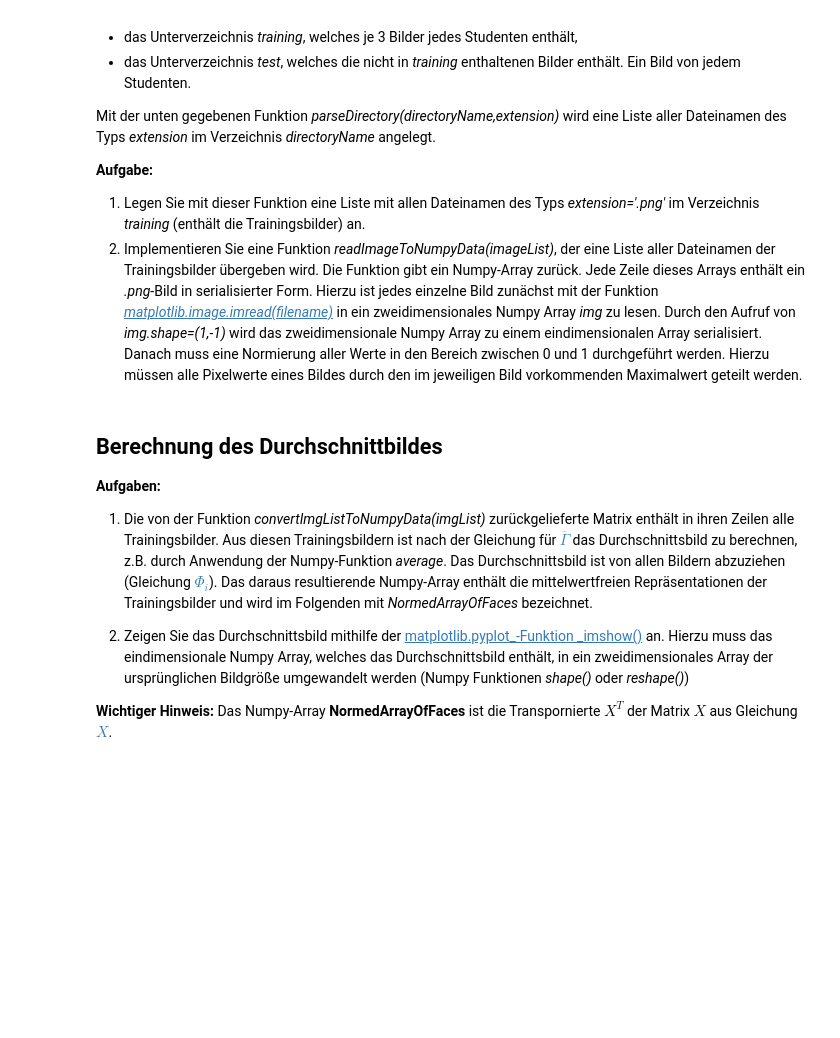
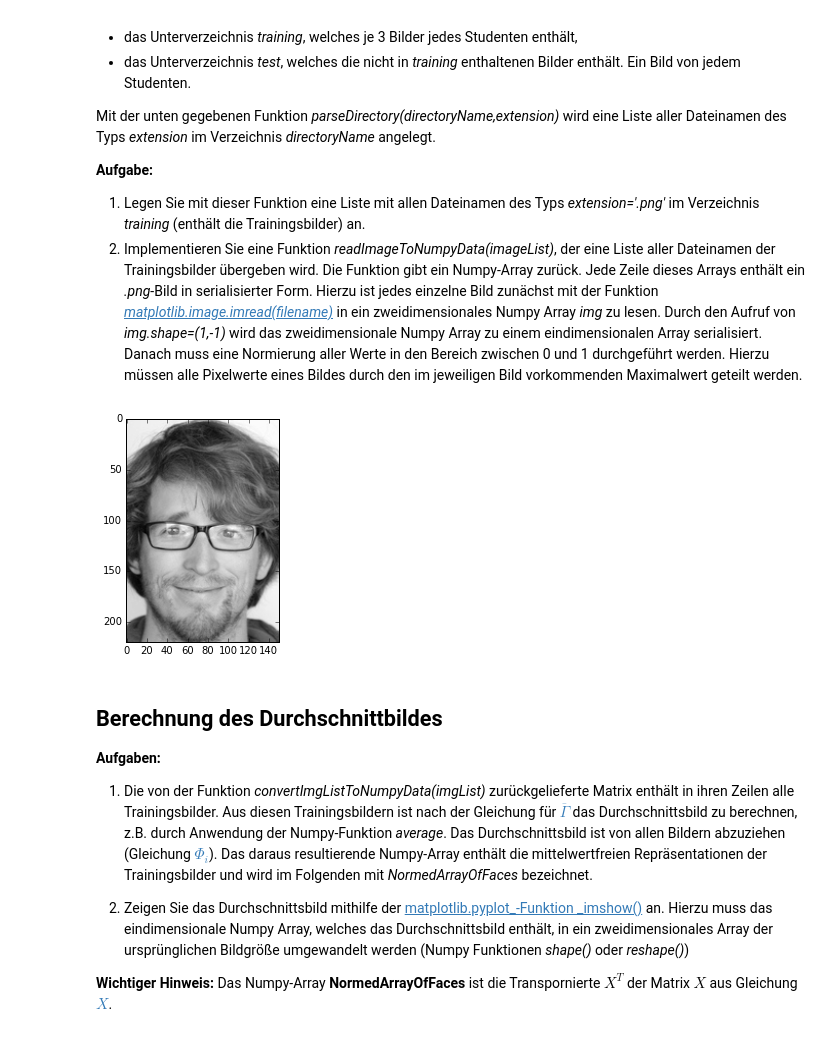
Before and after one commit to SimonDeussen/dataminingws1617, a Jupyter notebook: Exercises/VERSUCH06/VersuchFaceRecognition-SD.ipynb, the cells around one changed output. Cells and saved outputs as stored; diff of their text form; code cells hidden in the pictures; blank space fills up the shorter version.

```diff
--- a/Exercises/VERSUCH06/VersuchFaceRecognition-SD.ipynb
+++ b/Exercises/VERSUCH06/VersuchFaceRecognition-SD.ipynb
@@ -218,3 +221,15 @@ def parseDirectory(directoryName,extension):
         if fname.lower().endswith('.'+extension)
         ])
     return imagefilenameslist
+
+def readImageToNumpyData(imageList):
+    imgs = []
+    for i in range(len(imageList)):
+        img = mplimg.imread(imageList[i])
+        img.shape = (1,-1)
+        nmax = np.amax(img)
+        nmin = np.min(img)
+        for j in range(len(img)):
+            img[j] = (img[j]  - nmin) / (nmax - nmin)
+        imgs.append(img)
+    return imgs
@@ -225,3 +236,10 @@ def parseDirectory(directoryName,extension):
+# %%
+imgNameList = parseDirectory("Gesichtsbilder/training/", "png")
+images = readImageToNumpyData(imgNameList)
+# %%
+imgplot = plt.imshow( np.reshape( images[0], (220,150) ), cmap="gray")
+# %% [output]
+[figure, added]
 # %% [markdown]
 ## Berechnung des Durchschnittbildes
 
```
Also changed, not shown: parts of 13 cells of this notebook.
